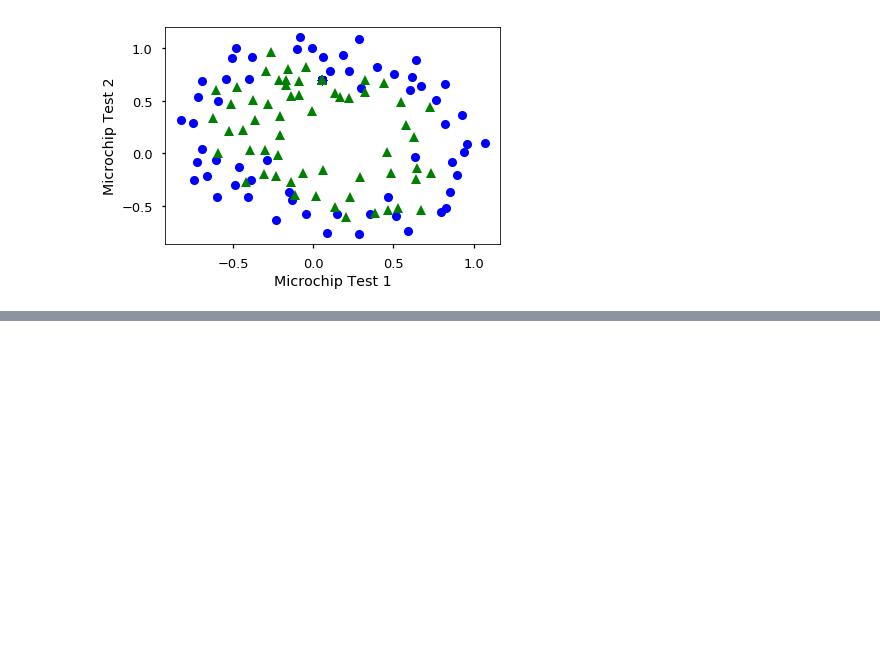
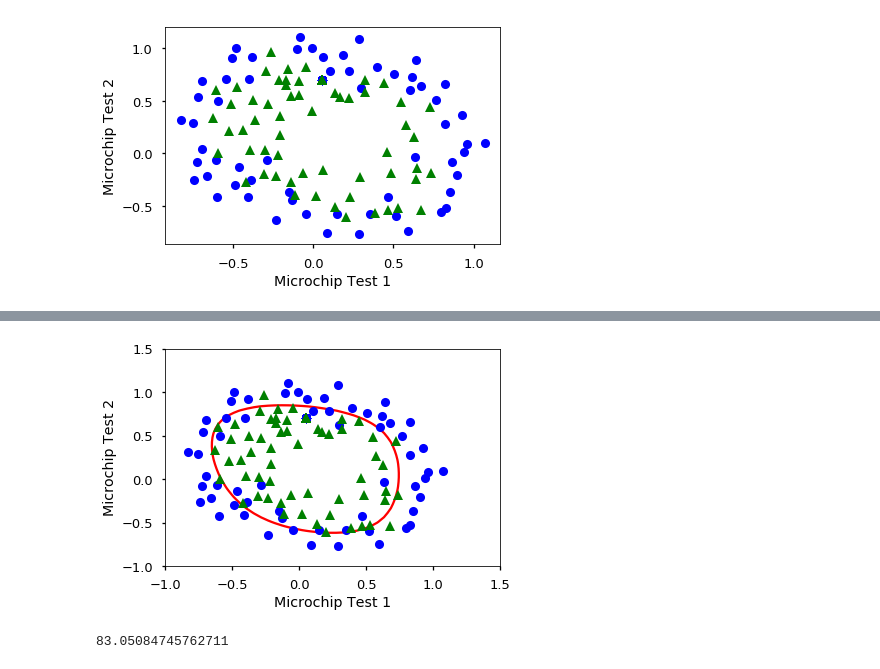
Before and after one commit to iamcuigang/ipy_sci, a Jupyter notebook: ML_AndrewNg/ex2.ipynb, the cells around one changed output, grey strips where cells are left out. Drawn from its saved outputs; the diff is of its cells as text; code cells hidden in the pictures; blank space fills up the shorter version.

```diff
--- a/ML_AndrewNg/ex2.ipynb
+++ b/ML_AndrewNg/ex2.ipynb
@@ -216,7 +211,8 @@ def costFunctionReg(theta, X, y, lamb):
     hx = sigmoid(np.dot(X, theta))
     J1 = - y * np.log(hx)
     J2 = (1.0 - y) * np.log(1.0 - hx)
-    J3 = lamb / (2.0 * m) * np.sum(theta**2)
+    theta_but0 = theta[1:]
+    J3 = lamb / (2.0 * m) * np.sum(theta_but0**2)
     J = 1.0 / m * np.sum(J1 - J2)
     J = J + J3
 
@@ -242,0 +239,7 @@ print grad[0:5]      ### 0.0085, 0.0188, 0.0001, 0.0503, 0.0115
+# %%
+### all ones theta and lambda = 10
+test_theta = np.ones([XX.shape[1], 1])
+lamb = 10.0
+cost, grad = costFunctionReg(test_theta, XX, y, lamb)
+print cost      ### 3.16
+print grad[0:5] ### 0.3460, 0.1614, 0.1948, 0.2269, 0.0922
@@ -242,0 +283,7 @@ print grad[0:5]      ### 0.0085, 0.0188, 0.0001, 0.0503, 0.0115
+# %%
+initial_theta = np.zeros([XX.shape[1], 1])
+lamb = 1.0
+theta, cost = find_min_reg(XX, y, initial_theta, lamb)
+print
+print cost
+print theta
@@ -242,0 +304,36 @@ print grad[0:5]      ### 0.0085, 0.0188, 0.0001, 0.0503, 0.0115
+# %%
+def mapFeatureScale(x1, x2):
+    degree = 6
+    out = np.ones([1, 1])
+    for i in range(1, degree+1):
+        for j in range(0, i+1):
+            col = [[(x1**(i-j))*(x2**(j))]]
+            out = np.append(out, col, axis=1)
+    return out
+
+def plotDecisionBoundaryReg(theta, XX, y):
+    plotData(XX[:, (1,2)], y)
+    u = np.linspace(-1, 1.5, 50)
+    v = np.linspace(-1, 1.5, 50)
+    z = np.zeros([len(u), len(v)])
+    for i in range(len(u)):
+        for j in range(len(v)):
+            z[i,j] = np.dot(mapFeatureScale(u[i], v[j]), theta)
+
+    z = z.T  ### important to transpose z before calling contour
+
+    ### plot z = 0
+    plt.contour(u, v, z, [0], colors='r');
+# %%
+plotDecisionBoundaryReg(theta, XX, y)
+plt.xlabel('Microchip Test 1');
+plt.ylabel('Microchip Test 2');
+# %% [output]
+[figure, added]
+# %%
+p = predict(theta, XX).reshape(-1,1)
+correct = (np.abs(p-y)<0.1).astype(int)
+
+print np.mean(correct)*100  ### 83.1 %
+# %% [output]
+83.05084745762711
```
Also changed, not shown: parts of 13 cells of this notebook, 3 other files.
